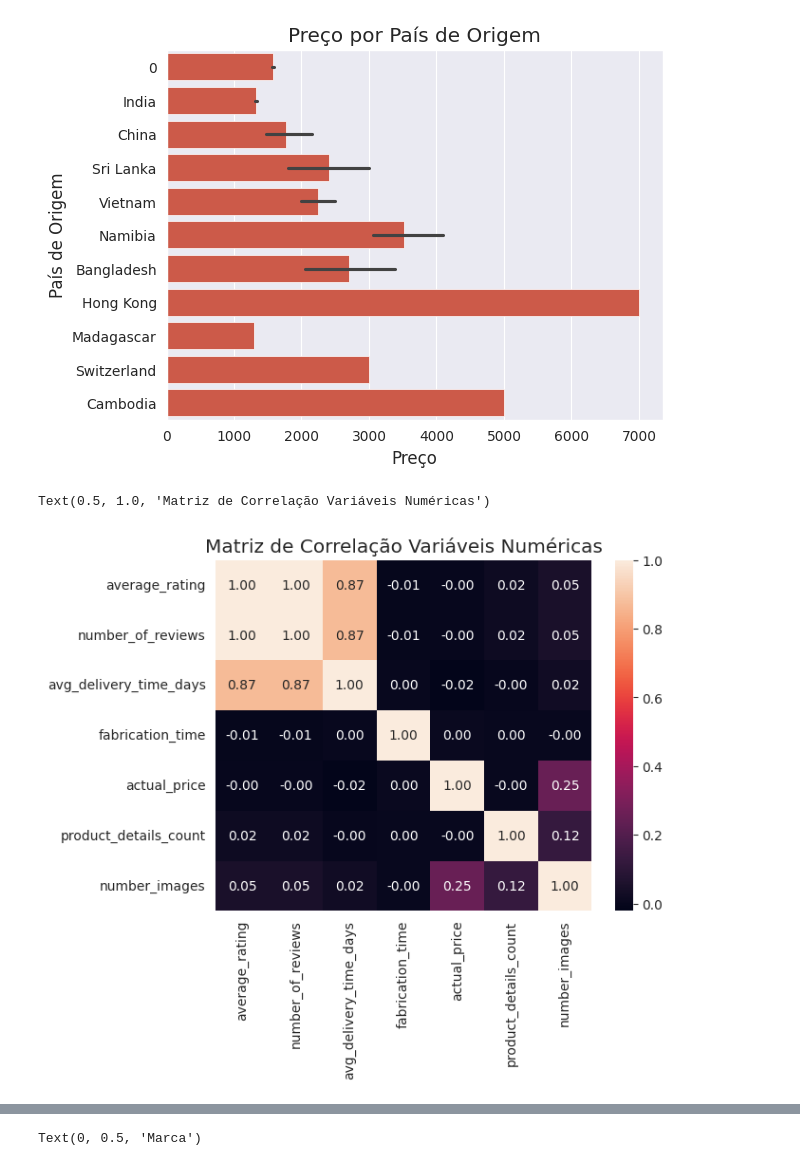
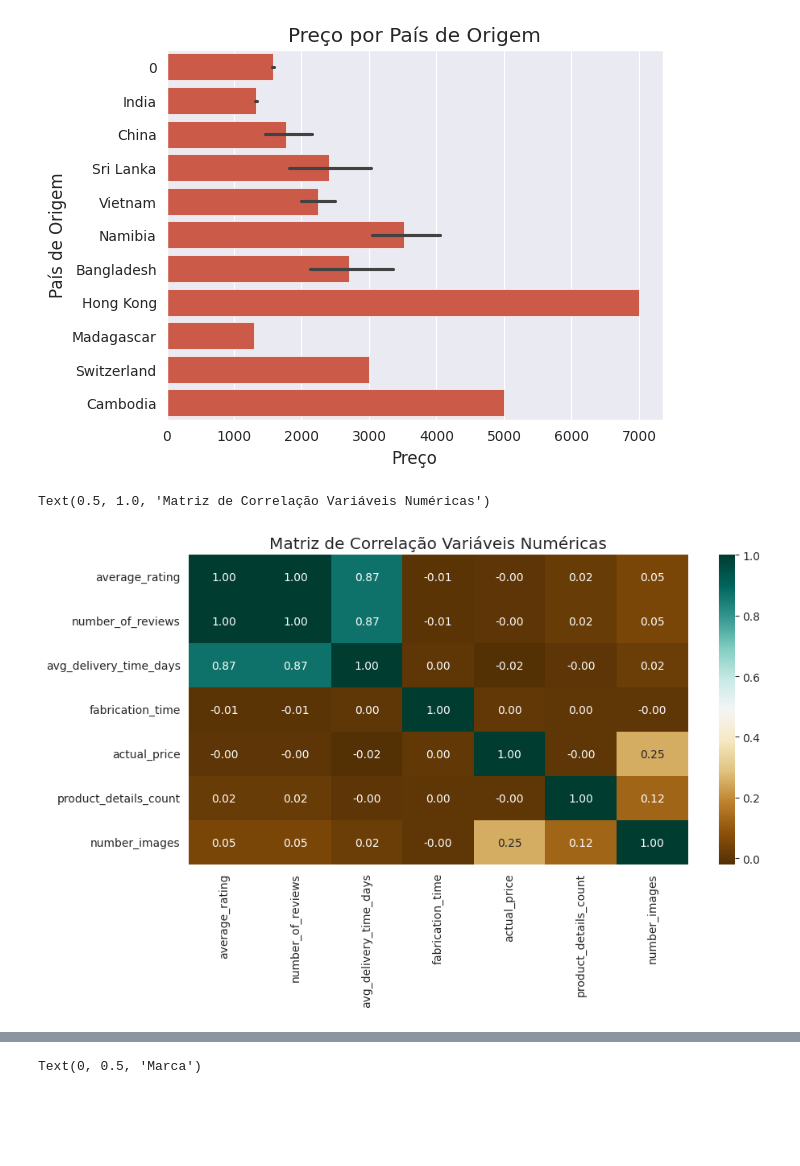
Before and after one commit to EDJR94/hackday_6, a Jupyter notebook: notebooks/hackday_6_submission_MAIS_MELHOR.ipynb, the cells around one changed output, grey strips where cells are left out. Saved outputs shown, nothing was run; the diff lists cells and outputs as text; code cells hidden in the pictures; blank space fills up the shorter version.

```diff
--- a/notebooks/hackday_6_submission_MAIS_MELHOR.ipynb
+++ b/notebooks/hackday_6_submission_MAIS_MELHOR.ipynb
@@ -561,8 +567,9 @@ plt.ylabel("País de Origem")
 Text(0, 0.5, 'País de Origem')
 [figure]
 # %%
-sns.heatmap(numerical_feat.corr(), annot=True, fmt='.2f')
+plt.figure(figsize=(10,5))
+sns.heatmap(numerical_feat.corr(), annot=True, fmt='.2f', cmap='BrBG')
 plt.title("Matriz de Correlação Variáveis Numéricas")
 # %% [output]
 Text(0.5, 1.0, 'Matriz de Correlação Variáveis Numéricas')
-[figure, old version]
+[figure, new version]
```
Also changed, not shown: parts of 38 cells of this notebook, 5 other files.
